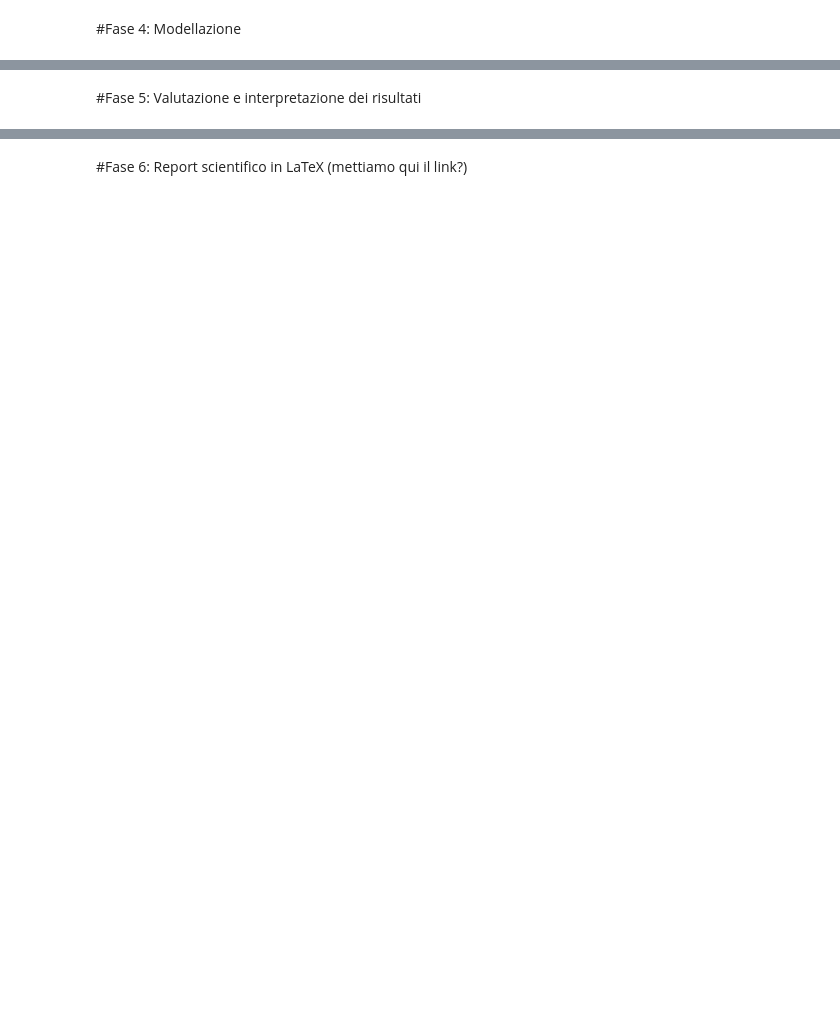
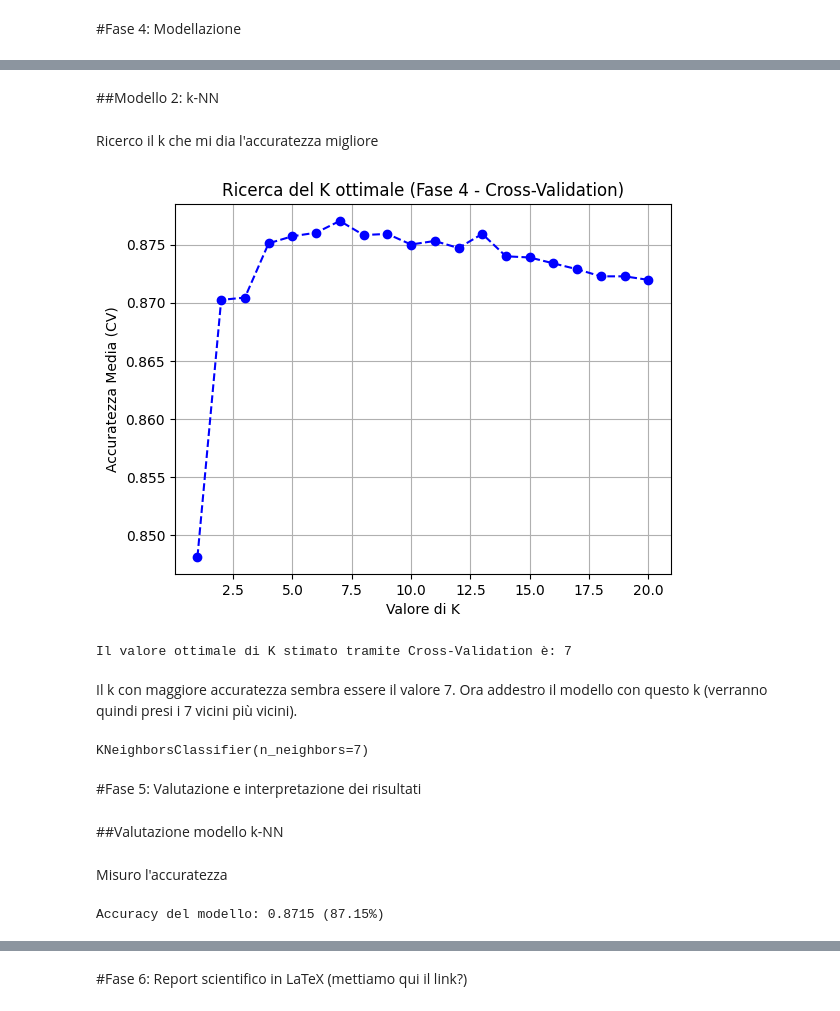
Before and after one commit to carlottaforza03/Progetto-IntroDSePC-Gruppo-6, a Jupyter notebook: notebooks/Progetto_IntroDSePC_gruppo_6.ipynb, the cells around one changed output, grey strips where cells are left out. Cells and saved outputs as stored; diff of their text form; code cells hidden in the pictures; blank space fills up the shorter version.

```diff
--- a/notebooks/Progetto_IntroDSePC_gruppo_6.ipynb
+++ b/notebooks/Progetto_IntroDSePC_gruppo_6.ipynb
@@ -515,2 +925,38 @@ Il grafico a barre mostra in modo immediato che gli utenti che completano un acq
+# %% [markdown]
+##Modello 2: k-NN
+# %% [markdown]
+Ricerco il k che mi dia l'accuratezza migliore
+# %%
+k_range = range(1, 21)
+cv_scores = []
+
+for k in k_range:
+    knn_temp = KNeighborsClassifier(n_neighbors=k)
+    # Esegue una 5-fold cross-validation usando solo i dati di train
+    scores = cross_val_score(knn_temp, X_train_scaled, y_train, cv=5, scoring='accuracy')
+    cv_scores.append(np.mean(scores))
+
+plt.plot(k_range, cv_scores, marker='o', color='blue', linestyle='dashed')
+plt.xlabel('Valore di K')
+plt.ylabel('Accuratezza Media (CV)')
+plt.title('Ricerca del K ottimale (Fase 4 - Cross-Validation)')
+plt.grid(True)
+plt.show()
+
+# Trova automaticamente il K che ha dato l'accuratezza maggiore
+best_k = k_range[np.argmax(cv_scores)]
+print(f"Il valore ottimale di K stimato tramite Cross-Validation è: {best_k}")
+# %% [output]
+[figure, added]
+Il valore ottimale di K stimato tramite Cross-Validation è: 7
+# %% [markdown]
+Il k con maggiore accuratezza sembra essere il valore 7. Ora addestro il modello con questo k (verranno quindi presi i 7 vicini più vicini).
+# %%
+knn_definitivo = KNeighborsClassifier(n_neighbors=best_k)
+knn_definitivo.fit(X_train_scaled, y_train)
+# %% [output]
+KNeighborsClassifier(n_neighbors=7)
 # %% [markdown]
 #Fase 5: Valutazione e interpretazione dei risultati
+# %% [markdown]
+##Valutazione modello k-NN
@@ -516,0 +965,7 @@ Il grafico a barre mostra in modo immediato che gli utenti che completano un acq
+# %% [markdown]
+Misuro l'accuratezza
+# %%
+accuracy_knn = accuracy_score(y_test, y_pred_knn)
+print(f"Accuracy del modello: {accuracy_knn:.4f} ({accuracy_knn * 100:.2f}%)")
+# %% [output]
+Accuracy del modello: 0.8715 (87.15%)
```
Also changed, not shown: parts of 76 cells of this notebook.
